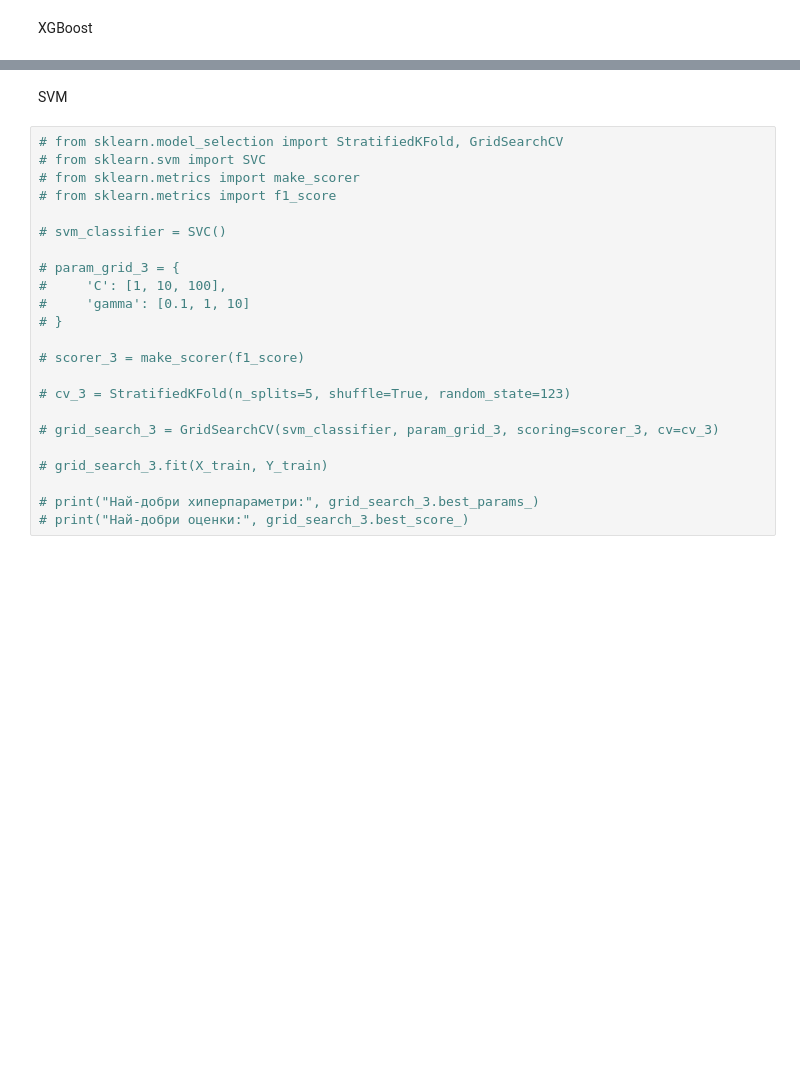
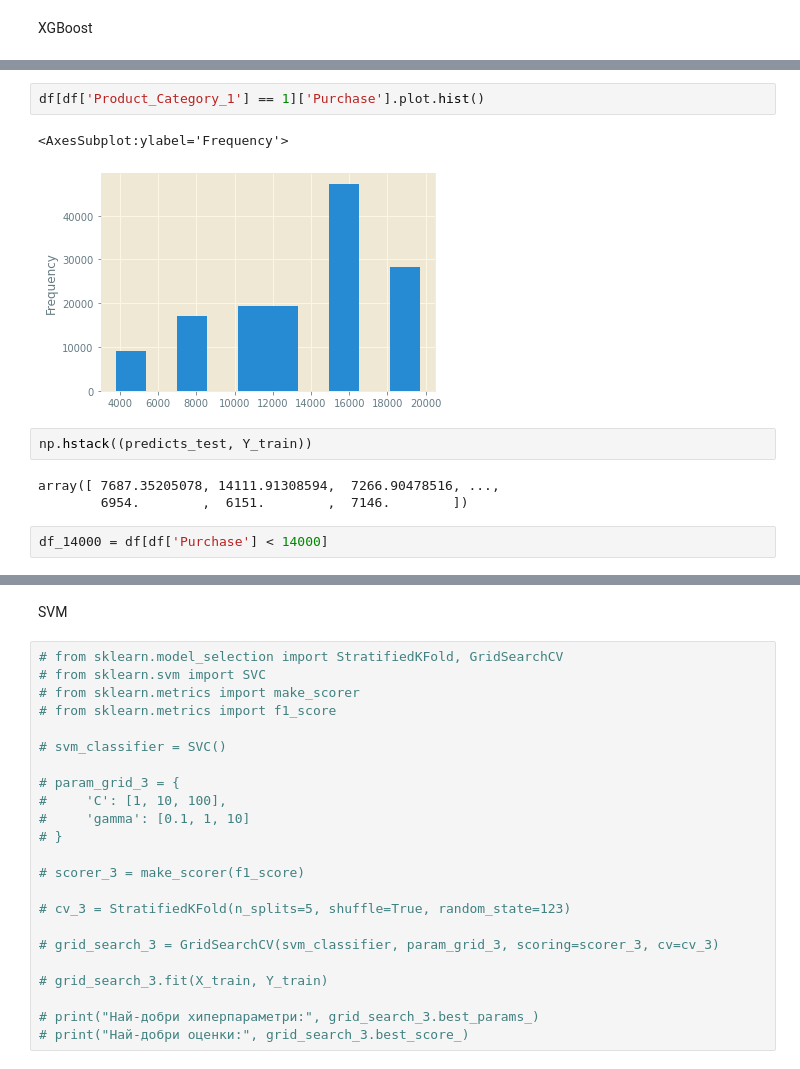
Before and after one commit to Kosta-Dimitrov/Black-Friday-Data-Analysis, a Jupyter notebook: black-friday.ipynb, the cells around one changed output, grey strips where cells are left out. Cells and saved outputs as stored; diff of their text form; blank space fills up the shorter version.

```diff
--- a/black-friday.ipynb
+++ b/black-friday.ipynb
@@ -456,0 +525,12 @@ ModuleNotFoundError: No module named 'xgboost'
+# %%
+df[df['Product_Category_1'] == 1]['Purchase'].plot.hist()
+# %% [output]
+<AxesSubplot:ylabel='Frequency'>
+[figure, added]
+# %%
+np.hstack((predicts_test, Y_train))
+# %% [output]
+array([ 7687.35205078, 14111.91308594,  7266.90478516, ...,
+        6954.        ,  6151.        ,  7146.        ])
+# %%
+df_14000 = df[df['Purchase'] < 14000]
```
Also changed, not shown: parts of 29 cells of this notebook.
